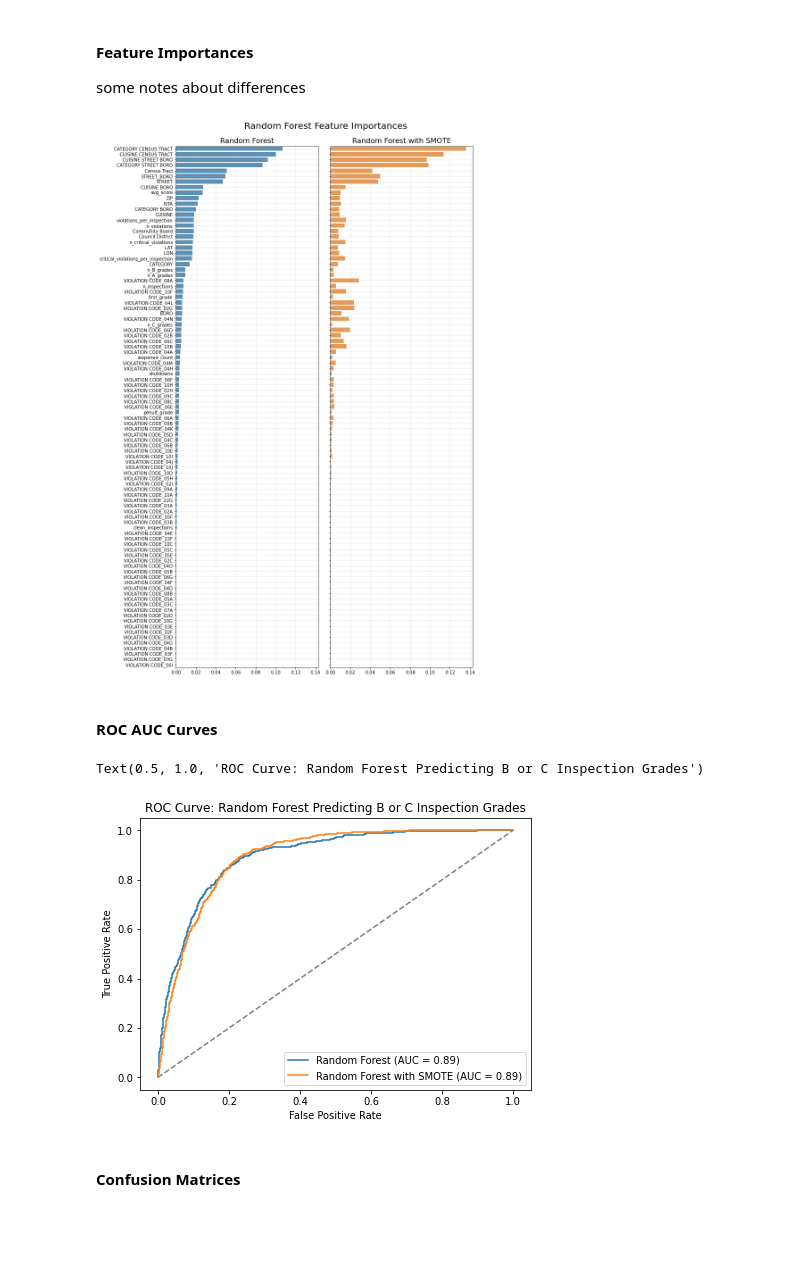
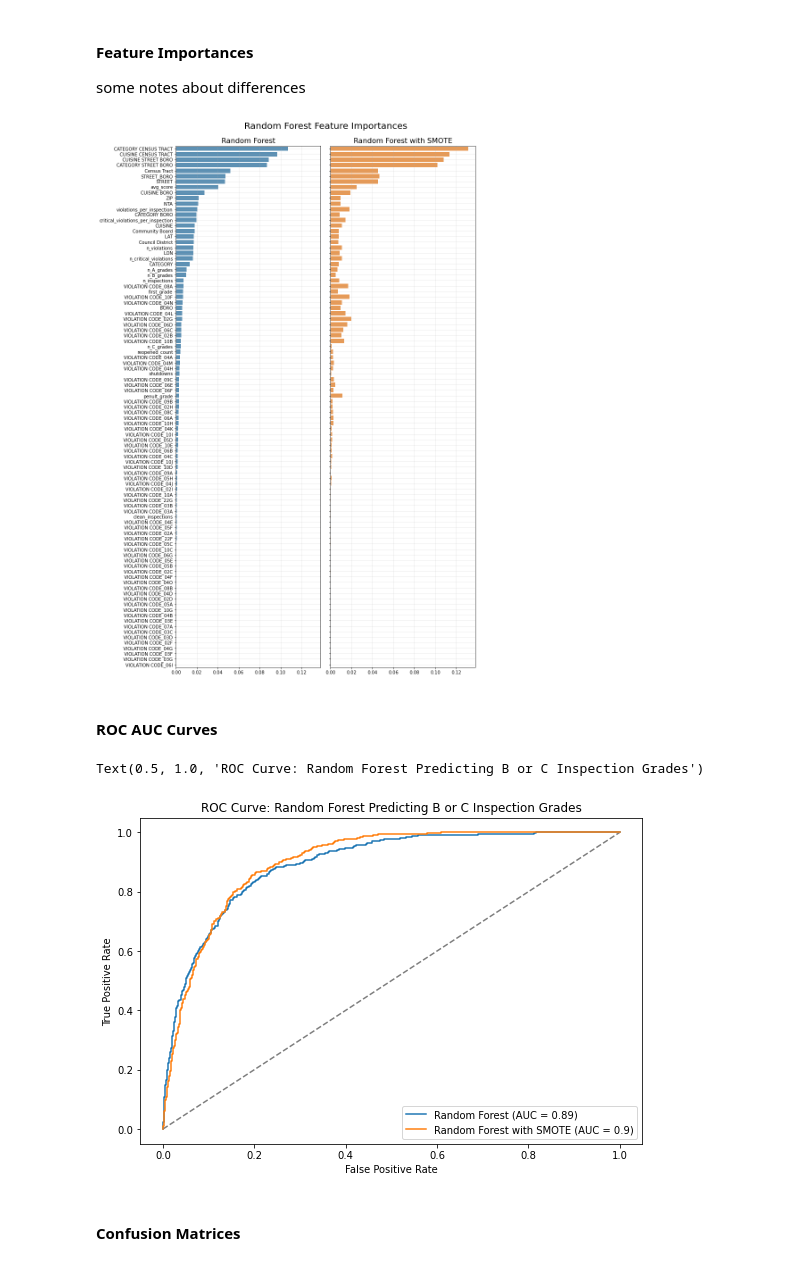
Before and after one commit to mraottth/API-222B, a Jupyter notebook: final_report.ipynb, the cells around one changed output. Drawn from its saved outputs; the diff is of its cells as text; code cells hidden in the pictures; blank space fills up the shorter version.

```diff
--- a/final_report.ipynb
+++ b/final_report.ipynb
@@ -22,7 +22,7 @@ import matplotlib.pyplot as plt
 import numpy as np
 
 # Read in data from NYC open data portal
-df_raw = pd.read_csv('https://data.cityofnewyork.us/api/views/43nn-pn8j/rows.csv?accessType=DOWNLOAD')
+# df_raw = pd.read_csv('https://data.cityofnewyork.us/api/views/43nn-pn8j/rows.csv?accessType=DOWNLOAD')
 # %% [markdown]
 ## PART 1: Data Cleaning
 
@@ -52,7 +52,7 @@ df_raw.rename(
 )
 
 # Drop useless columns
-df_raw.drop(['BUILDING', 'PHONE', 'RECORD DATE', 'BIN', 'BBL'], axis=1, inplace=True)
+# df_raw.drop(['BUILDING', 'PHONE', 'RECORD DATE', 'BIN', 'BBL'], axis=1, inplace=True)
 
 # 2. Round off LAT/LON to use as feature
 df_raw['LAT'] = df_raw['LAT'].round(2)
@@ -298,26 +298,7 @@ import warnings
 warnings.filterwarnings("ignore")
 
 # Use Target Encoding on categorical features using latest_grade_score
-for col in [
-    'CATEGORY BORO',
-    'CATEGORY STREET BORO',
-    'CATEGORY CENSUS TRACT',
-    'CUISINE BORO',
-    'CUISINE CENSUS TRACT',
-    'BORO',
-    'STREET',
-    'ZIP',
-    'CUISINE',
-    'CATEGORY',
-    'Community Board',
-    'Council District',
-    'Census Tract',
-    'NTA',
-    'STREET_BORO',
-    'first_grade',
-    'CATEGORY',
-    'CUISINE STREET BORO'
-    ]:
+for col in list(merged.drop(['ID','latest_grade'], axis=1).columns):
     te = ce.TargetEncoder(cols=[col])
     te.fit(merged[col], merged['latest_grade_score'])
     merged[col] = te.transform(merged[col])
@@ -527,28 +508,28 @@ plt.tight_layout()
 plt.suptitle('Random Forest Feature Importances', y=1.02, x=0.6, fontsize=20)
 plt.show()
 # %% [output]
-[figure, old version]
+[figure, new version]
 # %% [markdown]
 #### ROC AUC Curves
 # %%
 # Get predicted probabilites and calc roc curve for rf and rf_smote
 y_pred_prob_sm = rf_smote.predict_proba(X_test_smote)[:,1]
 fpr_sm, tpr_sm, thresholds_sm = roc_curve(y_test_smote, y_pred_prob_sm, pos_label='B or C')
 y_pred_prob = rf.predict_proba(X_test)[:,1]
 fpr, tpr, thresholds = roc_curve(y_test, y_pred_prob, pos_label='B or C')
 
 # Plot
-fig, ax = plt.subplots(figsize=(7,5))
+fig, ax = plt.subplots(figsize=(9,6))
 plt.plot([0, 1], [0, 1], 'k--', alpha=0.5)
 plt.plot(fpr, tpr, label='Random Forest (AUC = ' + str(round(roc_auc_score(y_test, y_pred_prob),2)) + ')')
 plt.plot(fpr_sm, tpr_sm, label='Random Forest with SMOTE (AUC = ' + str(round(roc_auc_score(y_test_smote, y_pred_prob_sm),2)) + ')')
 plt.legend(loc="lower right")
 plt.xlabel('False Positive Rate')
 plt.ylabel('True Positive Rate')
 plt.title('ROC Curve: Random Forest Predicting B or C Inspection Grades')
 # %% [output]
 Text(0.5, 1.0, 'ROC Curve: Random Forest Predicting B or C Inspection Grades')
-[figure, old version]
+[figure, new version]
 # %% [markdown]
 #### Confusion Matrices
 # %%
```
Also changed, not shown: parts of 8 cells of this notebook.
